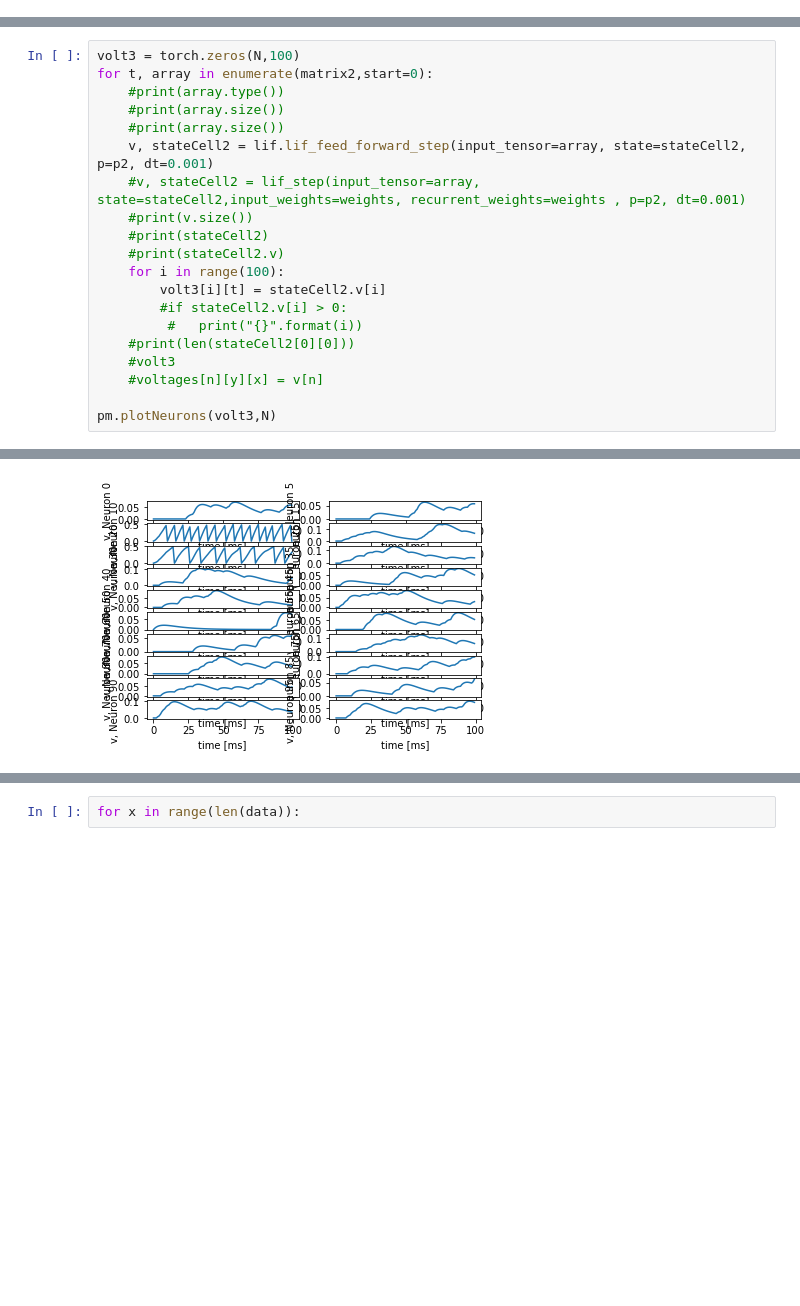
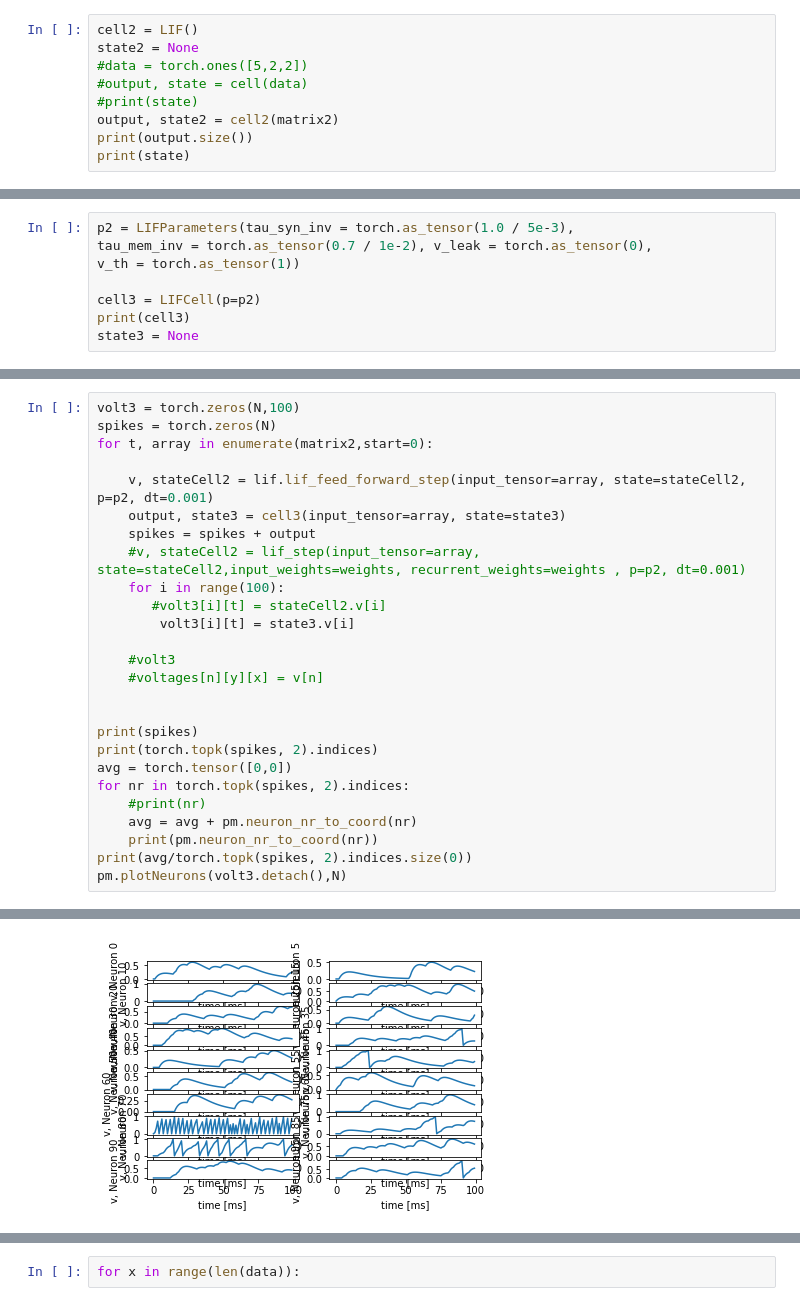
Before and after one commit to AlmaLuna94/NeuronsAndMotors, a Jupyter notebook: testImageNeurons.ipynb, the cells around one changed output, grey strips where cells are left out. Saved outputs shown, nothing was run; the diff lists cells and outputs as text; blank space fills up the shorter version.

Commit message:
Added main file and now use LIFCell

```diff
--- a/testImageNeurons.ipynb
+++ b/testImageNeurons.ipynb
@@ -62,0 +72,9 @@ tensor([0., 1.])
+# %%
+cell2 = LIF()
+state2 = None
+#data = torch.ones([5,2,2])
+#output, state = cell(data)
+#print(state)
+output, state2 = cell2(matrix2)
+print(output.size())
+print(state)
@@ -62,0 +86,8 @@ tensor([0., 1.])
+# %%
+p2 = LIFParameters(tau_syn_inv = torch.as_tensor(1.0 / 5e-3),
+tau_mem_inv = torch.as_tensor(0.7 / 1e-2), v_leak = torch.as_tensor(0),
+v_th = torch.as_tensor(1))
+
+cell3 = LIFCell(p=p2)
+print(cell3)
+state3 = None
@@ -63,21 +96,27 @@ tensor([0., 1.])
 # %%
 volt3 = torch.zeros(N,100)
+spikes = torch.zeros(N)
 for t, array in enumerate(matrix2,start=0):
-    #print(array.type())
-    #print(array.size())
-    #print(array.size())
+
     v, stateCell2 = lif.lif_feed_forward_step(input_tensor=array, state=stateCell2, p=p2, dt=0.001)
+    output, state3 = cell3(input_tensor=array, state=state3)
+    spikes = spikes + output
     #v, stateCell2 = lif_step(input_tensor=array, state=stateCell2,input_weights=weights, recurrent_weights=weights , p=p2, dt=0.001)
-    #print(v.size())
-    #print(stateCell2)
-    #print(stateCell2.v)
     for i in range(100):
-        volt3[i][t] = stateCell2.v[i]
-        #if stateCell2.v[i] > 0:
-         #   print("{}".format(i))
-    #print(len(stateCell2[0][0]))
+       #volt3[i][t] = stateCell2.v[i]
+        volt3[i][t] = state3.v[i]
+
     #volt3
     #voltages[n][y][x] = v[n]
 
-pm.plotNeurons(volt3,N)
+
+print(spikes)
+print(torch.topk(spikes, 2).indices)
+avg = torch.tensor([0,0])
+for nr in torch.topk(spikes, 2).indices:
+    #print(nr)
+    avg = avg + pm.neuron_nr_to_coord(nr)
+    print(pm.neuron_nr_to_coord(nr))
+print(avg/torch.topk(spikes, 2).indices.size(0))
+pm.plotNeurons(volt3.detach(),N)
 # %% [output]
@@ -84 +128 @@ pm.plotNeurons(volt3,N)
-[figure, old version]
+[figure, new version]
```
Also changed, not shown: parts of 9 cells of this notebook, 2 other files.
